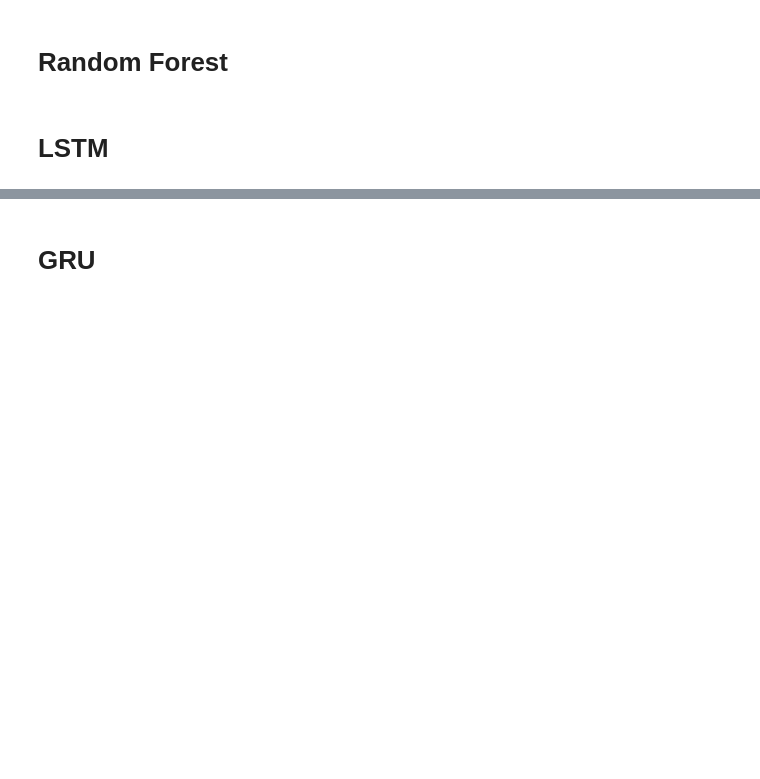
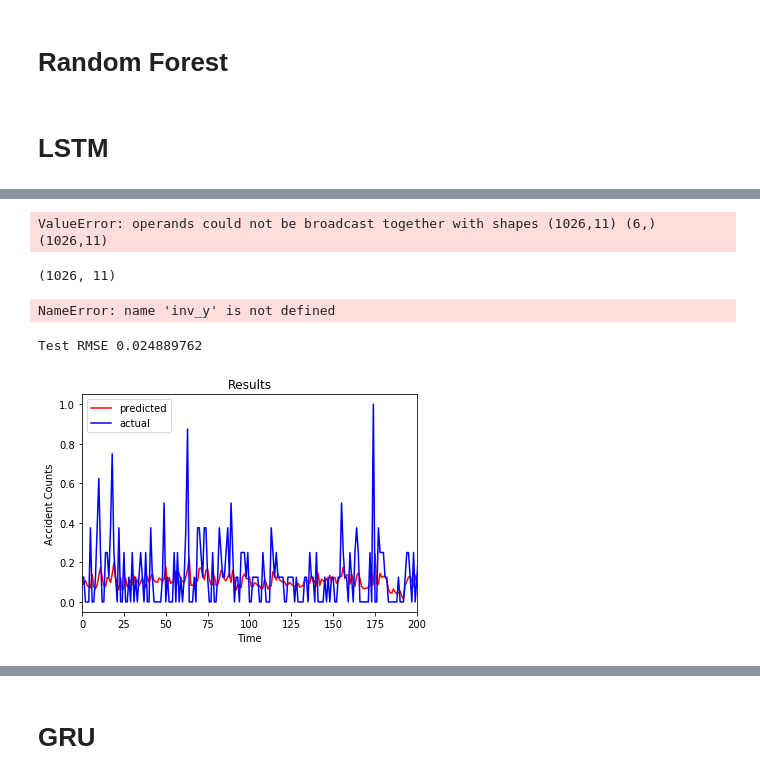
Before and after one commit to catherinelee274/Barcelona-Prediction, a Jupyter notebook: main.ipynb, the cells around one changed output, grey strips where cells are left out. Drawn from its saved outputs; the diff is of its cells as text; code cells hidden in the pictures; blank space fills up the shorter version.

```diff
--- a/main.ipynb
+++ b/main.ipynb
@@ -48,0 +552,42 @@ model.add(Dense(1, activation='sigmoid'))
+# %%
+yhat = model.predict(test_X)
+
+test_X = test_X.reshape((test_X.shape[0], test_X.shape[2]))
+#print(test_X.shape)
+# %%
+# invert scaling for prediction
+inv_yhat = np.concatenate((yhat, test_X[:, 1:]), axis=1)
+inv_yhat = scaler.inverse_transform(inv_yhat)
+inv_yhat = inv_yhat[:,0]
+# invert scaling for actual
+test_y = test_y.reshape((len(test_y), 1))
+inv_y = np.concatenate((test_y, test_X[:, 1:]), axis=1)
+inv_y = scaler.inverse_transform(inv_y)
+inv_y = inv_y[:,0]
+# %% [output]
+ValueError: operands could not be broadcast together with shapes (1026,11) (6,) (1026,11)
+# %%
+print(inv_yhat.shape)
+print(inv_y.shape)
+# %% [output]
+(1026, 11)
+NameError: name 'inv_y' is not defined
+# %%
+# calculate RMSE
+rmse = mean_squared_error(test_y, yhat)
+print('Test RMSE', rmse)
+# %% [output]
+Test RMSE 0.024889762
+# %%
+#plot yhat and testy
+plt.plot(yhat,color='red', label='predicted')
+plt.plot(test_y,color='blue',label='actual')
+plt.title('Results')
+plt.xlabel('Time')
+plt.ylabel('Accident Counts')
+plt.legend()
+plt.xlim(0,200)
+
+plt.show()
+# %% [output]
+[figure, added]
```
Also changed, not shown: parts of 100 cells of this notebook.
